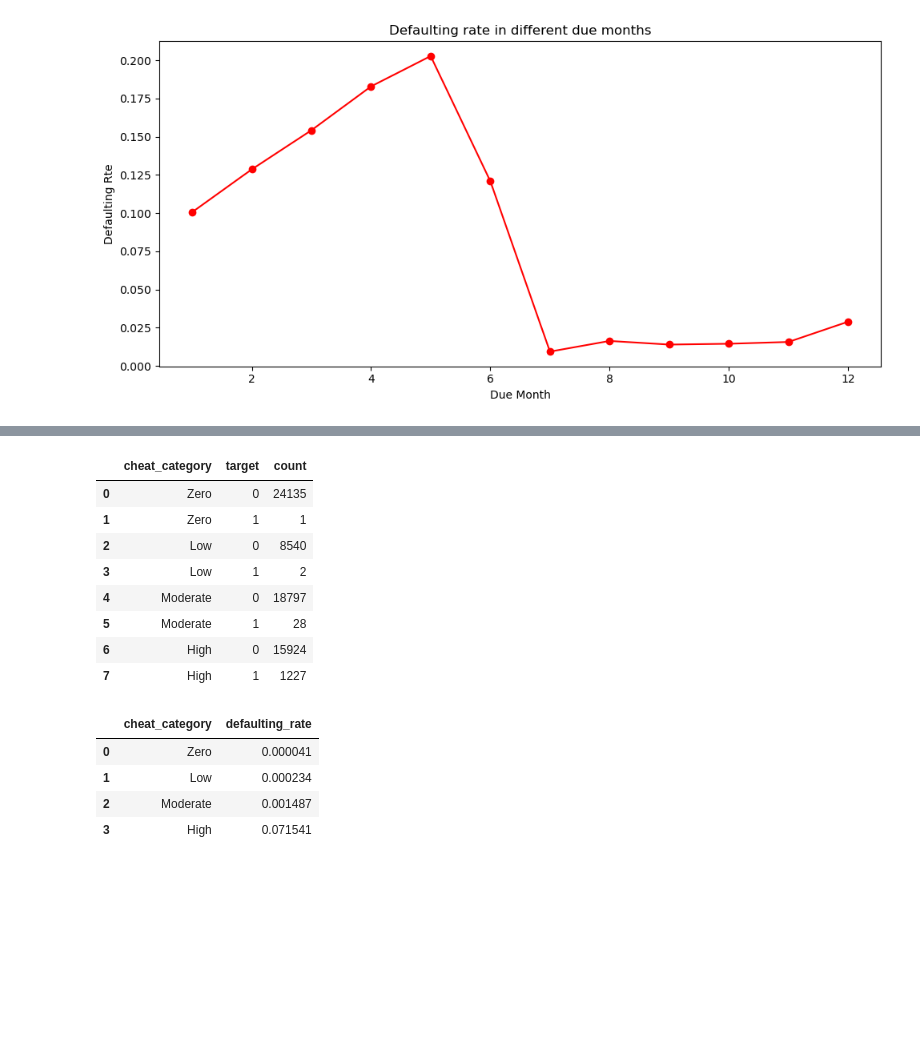
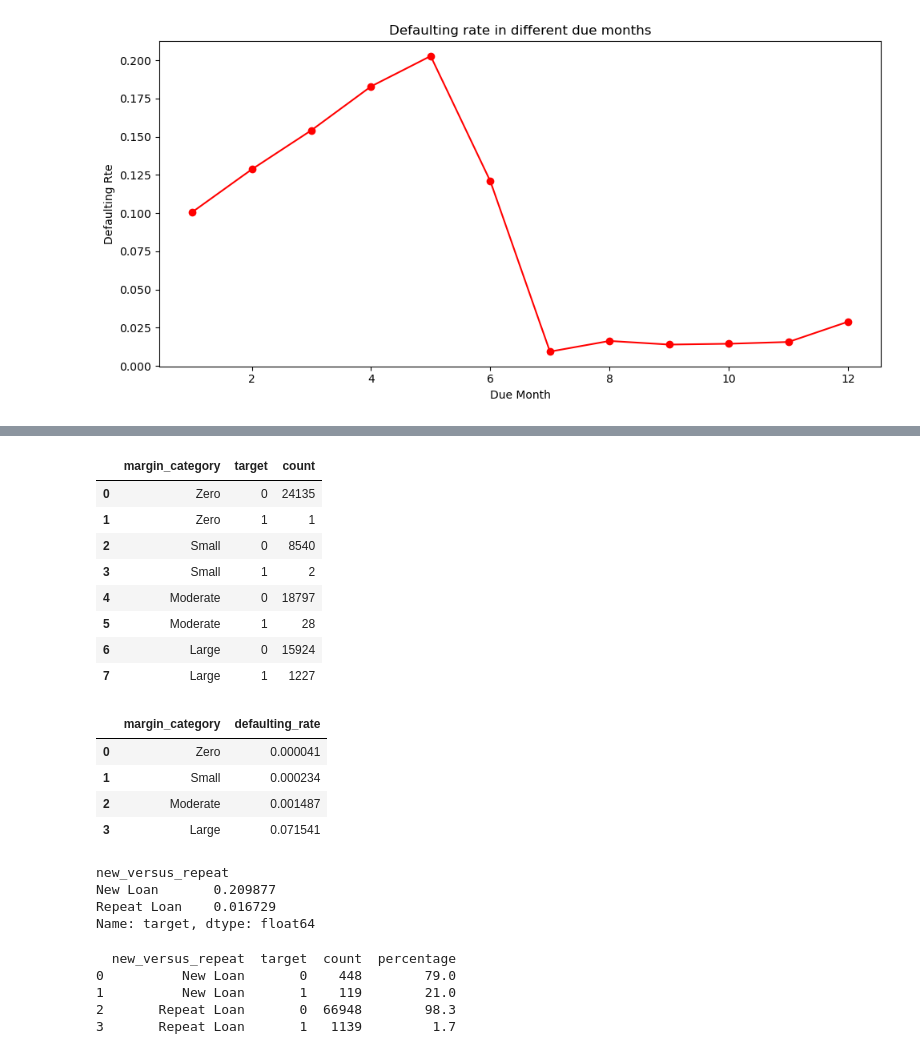
Before and after one commit to Lamerck/credit_score, a Jupyter notebook: creditmodel.ipynb, the cells around one changed output, grey strips where cells are left out. Cells and saved outputs as stored; diff of their text form; code cells hidden in the pictures; blank space fills up the shorter version.

```diff
--- a/creditmodel.ipynb
+++ b/creditmodel.ipynb
@@ -999,9 +1027,13 @@ max      11288.223938
 Name: interest_rate, dtype: float64
 # %%
 # Define the bins and labels
+#'Negative/Zero is <= 0'
+#Low is 1-40%'
+#Medium is 41-142%'
+#'High is >142%'
 bins = [-float('inf'), 0, 40, 142, float('inf')]
-labels = ['Negative/Zero', 'Low (1-40%)', 'Medium (41-142%)', 'High (>142%)']
+labels = ['Negative/Zero', 'Low', 'Medium', 'High']
 df['interest_rate_bin'] = pd.cut(df['interest_rate'], bins=bins, labels=labels)
-df = df[['id', 'customer_id', 'country_id', 'tbl_loan_id', 'lender_id',	'loan_type', 'total_amount', 'total_amount_to_repay', 'interest_rate', 'interest_rate_bin', 'disbursement_date', 'due_date', 'duration', 'amount_funded_by_lender', 'lender_portion_funded', 'lender_portion_to_be_repaid', 'new_versus_repeat', 'target']]
+df = df[['id', 'customer_id', 'country_id', 'tbl_loan_id', 'lender_id',	'loan_type', 'loan_risk', 'total_amount', 'total_amount_to_repay', 'interest_rate', 'interest_rate_bin', 'disbursement_date', 'due_date', 'duration', 'amount_funded_by_lender', 'lender_portion_funded', 'lender_portion_to_be_repaid', 'new_versus_repeat', 'target']]
 df.head()
 # %% [output]
@@ -1497,7 +1531,6 @@ plt.show()
 # %%
-#cheating index
-df['cheat_index'] = ((df['total_amount_to_repay'] - df['total_amount']) / df['duration'])
-print(df['cheat_index'].describe())
+df['daily_loan_margin'] = ((df['total_amount_to_repay'] - df['total_amount']) / df['duration'])
+print(df['daily_loan_margin'].describe())
 # %% [output]
 count    68654.000000
 mean        31.106207
@@ -1511,5 +1544,5 @@ Name: cheat_index, dtype: float64
-# %%
-bins2 = [-float('inf'), 0, 4, 24, float('inf')]
-labels2 = ['Zero', 'Low', 'Moderate', 'High']
-df['cheat_category'] = pd.cut(df['cheat_index'], bins=bins2, labels=labels2)
+# %%
+bins2 = [-float('inf'), 0, 4, 24, float('inf')]
+labels2 = ['Zero', 'Small', 'Moderate', 'Large']
+df['margin_category'] = pd.cut(df['daily_loan_margin'], bins=bins2, labels=labels2)
 # %%
@@ -1526,21 +1559,28 @@ plt.show()
 # %%
-df.groupby(['cheat_category', 'target'], observed=True)['id'].count().reset_index(name='count')
+df.groupby(['margin_category', 'target'], observed=True)['id'].count().reset_index(name='count')
 # %% [output]
-|  | cheat_category | target | count |
+|  | margin_category | target | count |
 | 0 | Zero | 0 | 24135 |
 | 1 | Zero | 1 | 1 |
-| 2 | Low | 0 | 8540 |
-| 3 | Low | 1 | 2 |
+| 2 | Small | 0 | 8540 |
+| 3 | Small | 1 | 2 |
 | 4 | Moderate | 0 | 18797 |
 | 5 | Moderate | 1 | 28 |
-| 6 | High | 0 | 15924 |
-| 7 | High | 1 | 1227 |
+| 6 | Large | 0 | 15924 |
+| 7 | Large | 1 | 1227 |
 # %%
-defaulting_rate_by_cheat_category = df.groupby('cheat_category', observed=True)['target'].mean().reset_index(name='defaulting_rate')
-defaulting_rate_by_cheat_category
+defaulting_rate_by_margin_category = df.groupby('margin_category', observed=True)['target'].mean().reset_index(name='defaulting_rate')
+defaulting_rate_by_margin_category
 # %% [output]
-|  | cheat_category | defaulting_rate |
+|  | margin_category | defaulting_rate |
 | 0 | Zero | 0.000041 |
-| 1 | Low | 0.000234 |
+| 1 | Small | 0.000234 |
 | 2 | Moderate | 0.001487 |
-| 3 | High | 0.071541 |
+| 3 | Large | 0.071541 |
+# %%
+df.groupby('new_versus_repeat')['target'].mean()
+# %% [output]
+new_versus_repeat
+New Loan       0.209877
+Repeat Loan    0.016729
+Name: target, dtype: float64
@@ -1546,0 +1589,10 @@ defaulting_rate_by_cheat_category
+# %%
+total_loans_per_new = defaulting_by_new.groupby('new_versus_repeat')['count'].transform('sum')
+defaulting_by_new['percentage'] = ((defaulting_by_new['count'] / total_loans_per_new) * 100).round(1)
+print(defaulting_by_new)
+# %% [output]
+  new_versus_repeat  target  count  percentage
+0          New Loan       0    448        79.0
+1          New Loan       1    119        21.0
+2       Repeat Loan       0  66948        98.3
+3       Repeat Loan       1   1139         1.7
```
Also changed, not shown: parts of 25 cells of this notebook.
